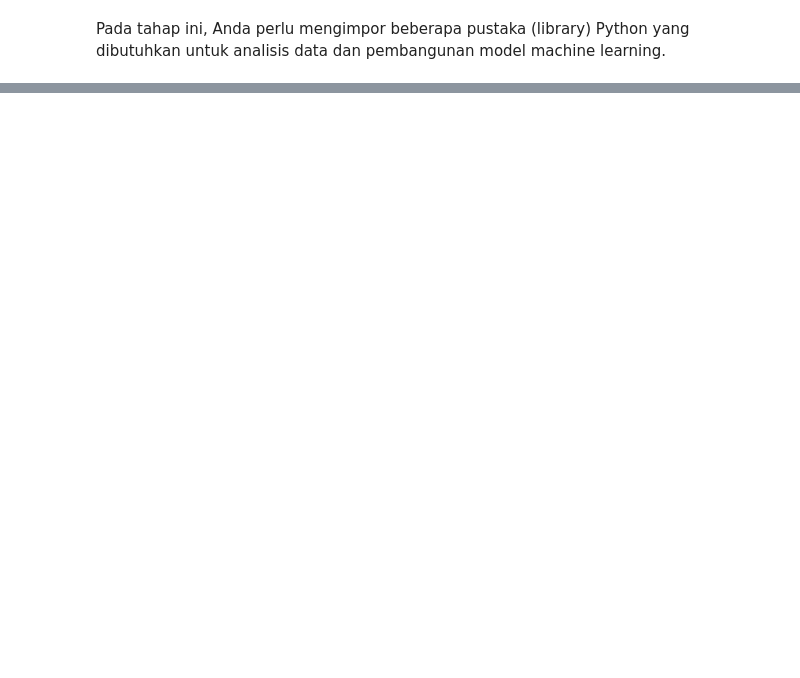
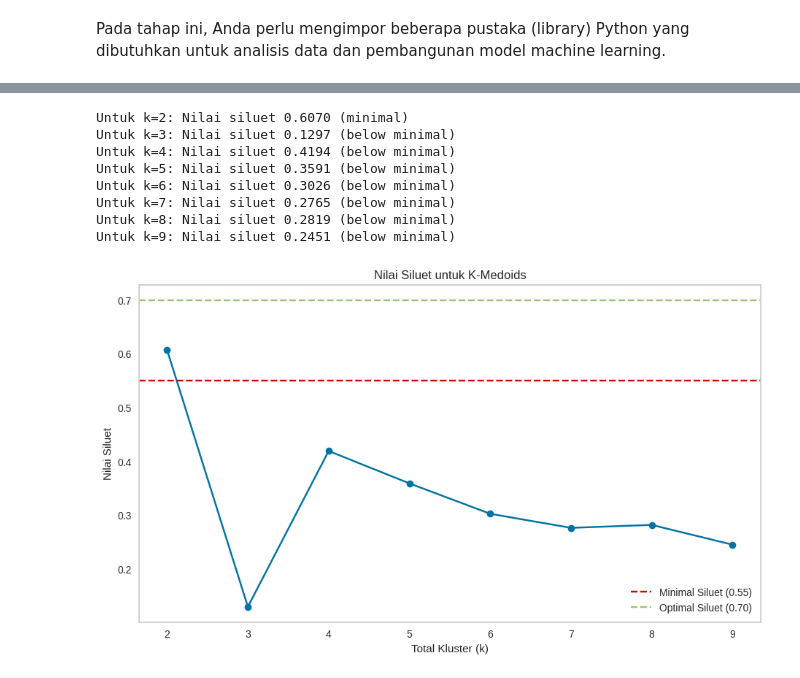
Before and after one commit to DGkurnia/cnkproject, a Jupyter notebook: BMLP_Derfansyah_Guswiranata_Kurnia_clus_ii.ipynb, the cells around one changed output, grey strips where cells are left out. Cells and saved outputs as stored; diff of their text form; code cells hidden in the pictures; blank space fills up the shorter version.

```diff
--- a/BMLP_Derfansyah_Guswiranata_Kurnia_clus_ii.ipynb
+++ b/BMLP_Derfansyah_Guswiranata_Kurnia_clus_ii.ipynb
@@ -1148,0 +737,4 @@ plt.show()
+# %%
+#Bagian awal (siapkan bahanya)
+sdfbhn = pd.concat([dfrbnmk, lbl], axis=1, sort=True, copy=True) #pakai hasil robust
+sdfbhn.info()
@@ -1148,0 +928,13 @@ plt.show()
+# %%
+#eksekusi nilai
+visiluet = evaluate_k_medoids(datan, range(2, 10))
+# %% [output]
+Untuk k=2: Nilai siluet 0.6070 (minimal)
+Untuk k=3: Nilai siluet 0.1297 (below minimal)
+Untuk k=4: Nilai siluet 0.4194 (below minimal)
+Untuk k=5: Nilai siluet 0.3591 (below minimal)
+Untuk k=6: Nilai siluet 0.3026 (below minimal)
+Untuk k=7: Nilai siluet 0.2765 (below minimal)
+Untuk k=8: Nilai siluet 0.2819 (below minimal)
+Untuk k=9: Nilai siluet 0.2451 (below minimal)
+[figure, added]
```
Also changed, not shown: parts of 240 cells of this notebook.
